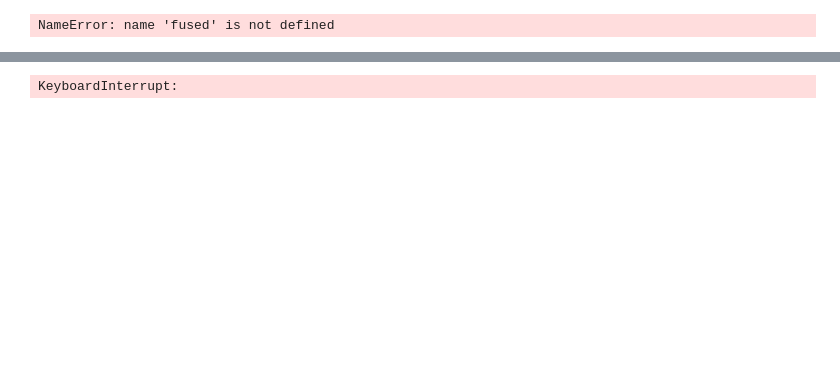
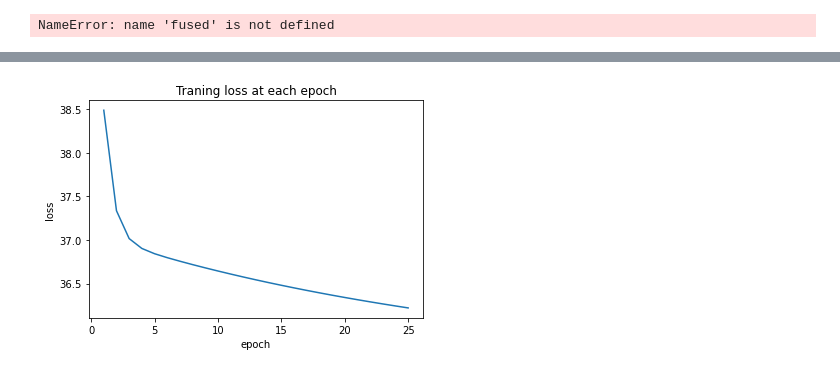
Before and after one commit to alexiaDorm/Memory_genes, a Jupyter notebook: src/Characteristics.ipynb, the cells around one changed output, grey strips where cells are left out. Drawn from its saved outputs; the diff is of its cells as text; code cells hidden in the pictures; blank space fills up the shorter version.

```diff
--- a/src/Characteristics.ipynb
+++ b/src/Characteristics.ipynb
@@ -181,11 +160,12 @@ val = [0,8]
 data_to_fuse = [1,3,4,5,6,7]
 
 outliers = []
-for data in charac_matrix:
+for i in range(0,len(charac_matrix)):
     #Normalize skew_residuals, same for mean_expression after removing outliers
     charac_matrix[i], outlier_temp = remove_extreme_values(charac_matrix[i], k=200)
     outliers.append(outlier_temp)
-    charac_matrix[i]['skew_residuals'], charac_matrix[i]['mean_expression'] = normalize(charac_matrix[i]['skew_residuals']), normalize(charac_matrix[i]['mean_expression'])
+    charac_matrix[i]['CV2ofmeans_residuals'], charac_matrix[i]['mean_expression'] = normalize(charac_matrix[i]['CV2ofmeans_residuals']), normalize(charac_matrix[i]['mean_expression'])
+    charac_matrix[i]['length'], charac_matrix[i]['GC'] = normalize(charac_matrix[i]['length']), normalize(charac_matrix[i]['GC'])
 
 val_charac =  []
 for i in val:
@@ -229,17 +225,19 @@ def load_charac():
     #Add general characteristic
     for i in range(0,len(charac_matrix)):
         charac_matrix[i] = add_general_charac(charac_matrix[i], general_charac)
-        charac_matrix[i] = charac_matrix[i].drop(['CV2ofmeans_residuals','cell_cycle_dependence', 'skew', 'CV2ofmeans', 'exon_expr_median', 'exon_expr_mean'], axis=1)
+        charac_matrix[i] = charac_matrix[i].drop(['skew_residuals','cell_cycle_dependence', 'skew', 'CV2ofmeans', 'exon_expr_median', 'exon_expr_mean'], axis=1)
         charac_matrix[i] = charac_matrix[i].dropna()
 
     #Remove AE7, also keep BIDDYD15_2 for validation
     val = [8]
     data_to_fuse = [0,1,3,4,5,6,7]
 
-    for data in charac_matrix:
+    for i in range(0,len(charac_matrix)):
         #Normalize skew_residuals, same for mean_expression after removing outliers
-        charac_matrix[i], outliers = remove_extreme_values(charac_matrix[i], k=200)
-        charac_matrix[i]['skew_residuals'], charac_matrix[i]['mean_expression'] = normalize(charac_matrix[i]['skew_residuals']), normalize(charac_matrix[i]['mean_expression'])
+        charac_matrix[i], outlier_temp = remove_extreme_values(charac_matrix[i], k=200)
+        outliers.append(outlier_temp)
+        charac_matrix[i]['CV2ofmeans_residuals'], charac_matrix[i]['mean_expression'] = normalize(charac_matrix[i]['CV2ofmeans_residuals']), normalize(charac_matrix[i]['mean_expression'])
+        charac_matrix[i]['length'], charac_matrix[i]['GC'] = normalize(charac_matrix[i]['length']), normalize(charac_matrix[i]['GC'])
 
     val_charac =  []
     for i in val:
@@ -265,9 +263,10 @@ class NN(nn.Module):
         X = self.layer(X)
         return X
 # %%
-def train_model(train_dl, model, criterion, optimizer):
-    for epoch in range(100):
-        # enumerate mini batches
+def train_model(train_dl, model, criterion, optimizer, plot=False):
+    losses = []
+    for epoch in range(25):
+        running_loss = 0.0
         for i, (inputs, targets) in enumerate(train_dl):
             #Convert double to float
             inputs, targets = inputs.to(torch.float32),  targets.to(torch.float32)
@@ -277,6 +276,18 @@ def train_model(train_dl, model, criterion, optimizer):
             loss = criterion(yhat, targets)
             loss.backward()
             optimizer.step()
+
+            running_loss += loss.item() * inputs.size(0)
+
+        epoch_loss = running_loss / len(train_dl)
+        losses.append(epoch_loss)
+
+    if plot:
+        plt.plot(range(1,26),losses)
+        plt.xlabel("epoch")
+        plt.ylabel("loss")
+        plt.title("Traning loss at each epoch")
+
 
 def evaluate_model(test_dl, model):
     with torch.no_grad():
@@ -361,7 +372,7 @@ def obj(trial, fused):
     optimizer = SGD(model.parameters(), lr=params['learning_rate'], momentum=0.9, weight_decay=params['weight_decay'])
 
     #Train and evaluate the NN
-    train_model(train_dl, model, criterion, optimizer)
+    train_model(train_dl, model, criterion, optimizer, True)
     acc = evaluate_model(test_dl,model)
 
     return acc
@@ -381,4 +401,4 @@ objective = Objective(fused)
 # %%
 study = optuna.create_study(direction='maximize')
-study.optimize(objective, n_trials=10)
+study.optimize(objective, n_trials=1)
 # %% [output]
@@ -386 +407 @@ study.optimize(objective, n_trials=10)
-KeyboardInterrupt:
+[figure, added]
```
Also changed, not shown: parts of 9 cells of this notebook, 6 other files.
